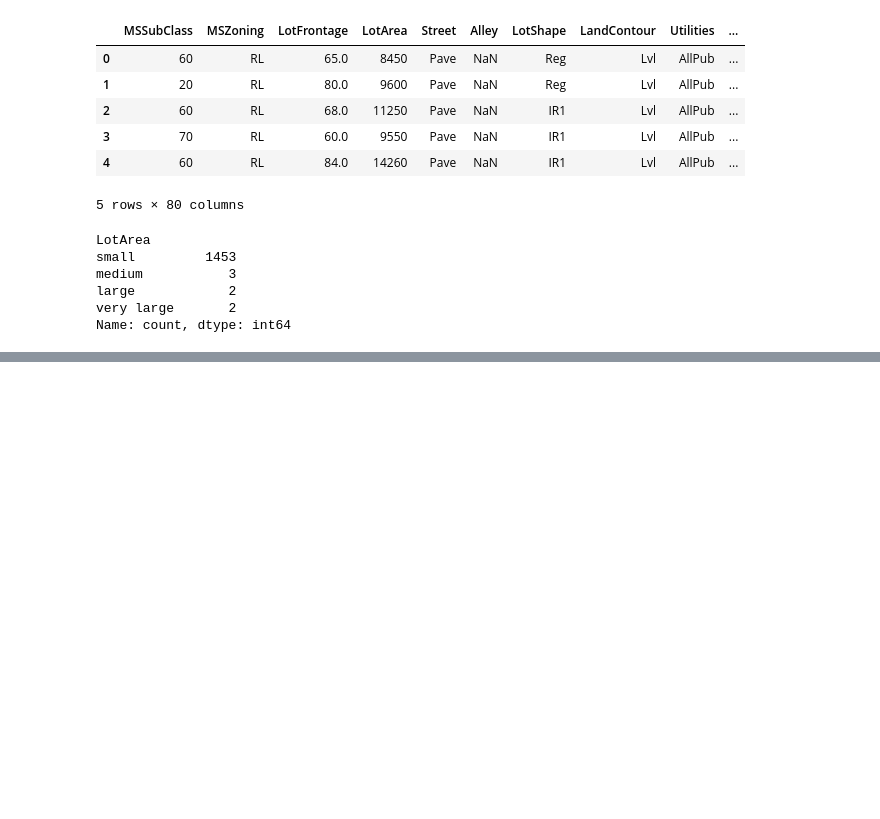
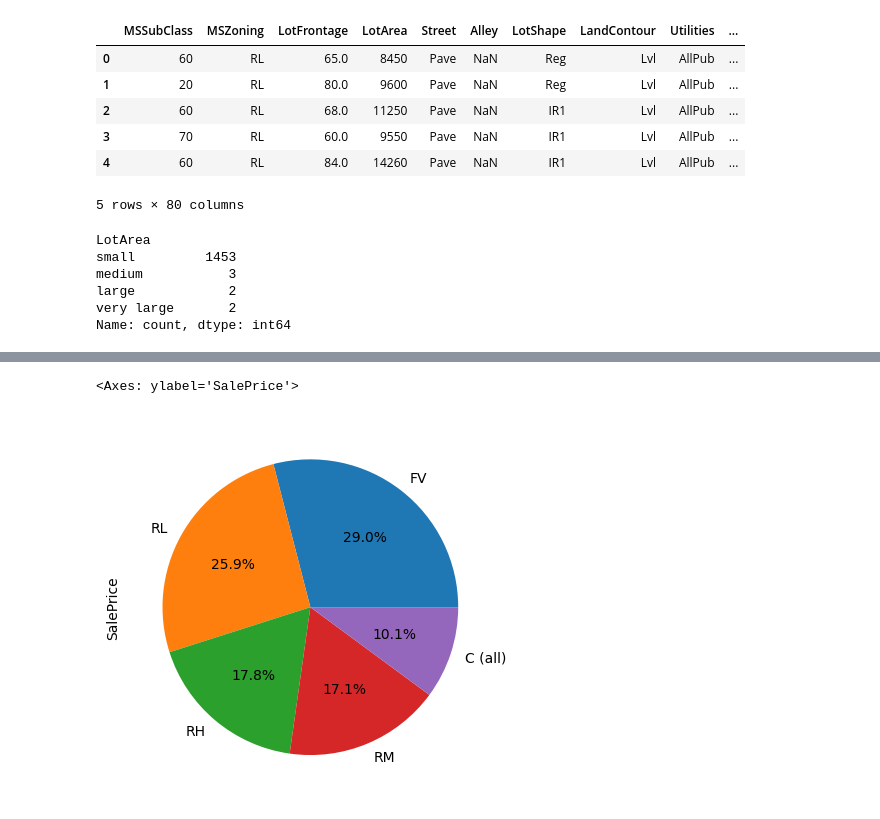
Before and after one commit to minhduc1209/Housing-price, a Jupyter notebook: Housing price Kaggle.ipynb, the cells around one changed output, grey strips where cells are left out. Drawn from its saved outputs; the diff is of its cells as text; code cells hidden in the pictures; blank space fills up the shorter version.

```diff
--- a/Housing price Kaggle.ipynb
+++ b/Housing price Kaggle.ipynb
@@ -165,0 +171,6 @@ Name: count, dtype: int64
+# %%
+temp = train_df.groupby('MSZoning')['SalePrice'].mean().sort_values(ascending=False)
+temp.plot(kind='pie', autopct='%1.1f%%')
+# %% [output]
+<Axes: ylabel='SalePrice'>
+[figure, added]
```
Also changed, not shown: parts of 3 cells of this notebook.
